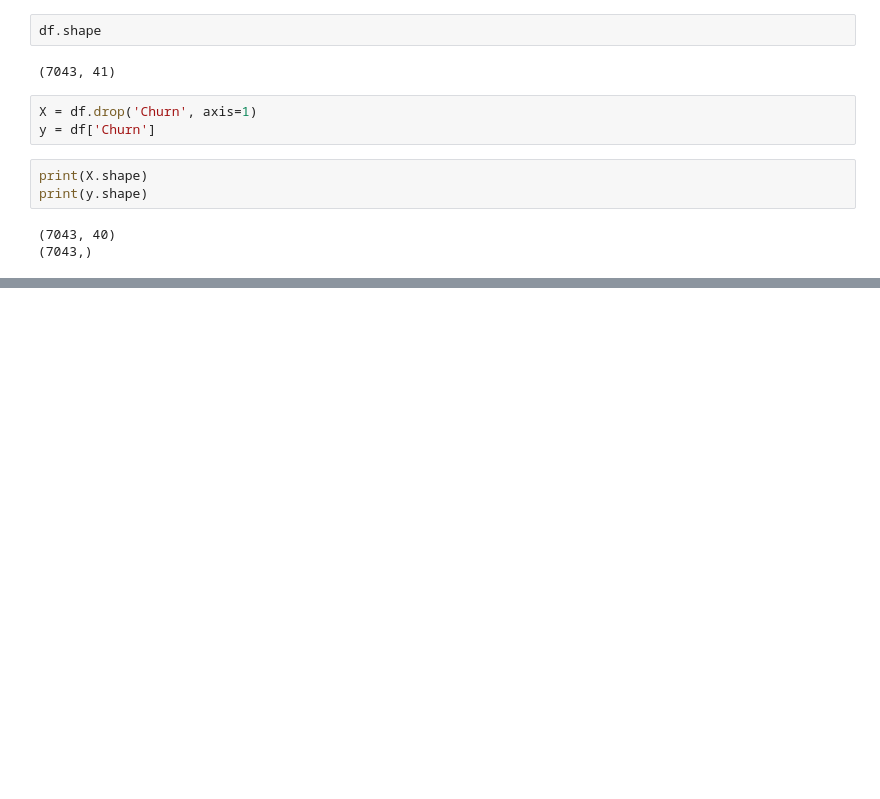
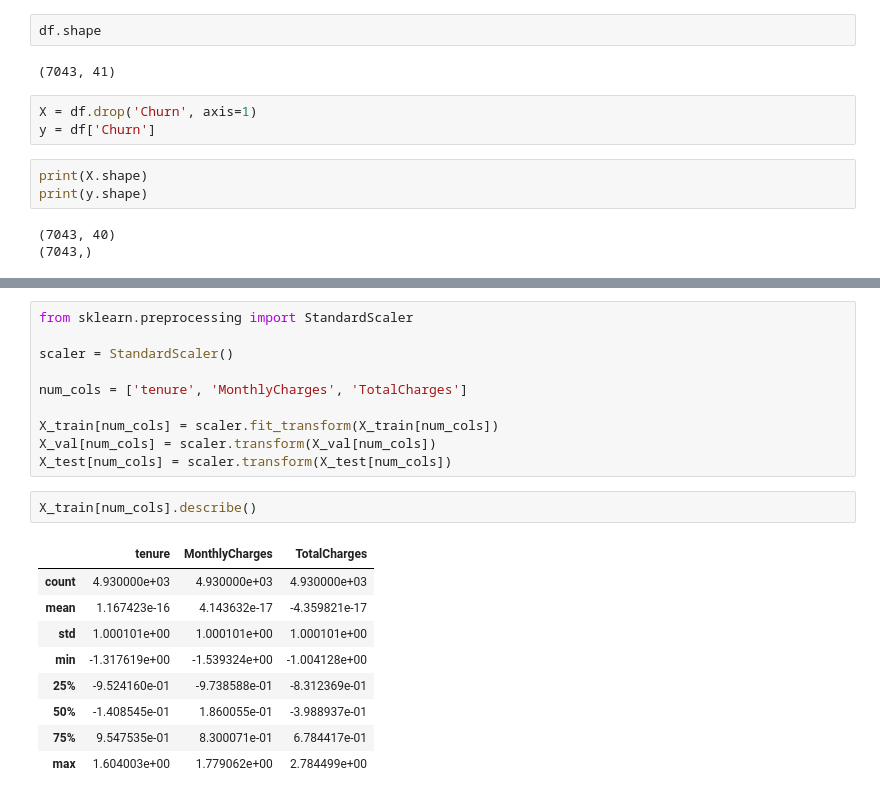
Before and after one commit to BkNaila/telco-churn-prediction, a Jupyter notebook: notebook/Untitled.ipynb, the cells around one changed output, grey strips where cells are left out. Drawn from its saved outputs; the diff is of its cells as text; blank space fills up the shorter version.

```diff
--- a/notebook/Untitled.ipynb
+++ b/notebook/Untitled.ipynb
@@ -189,0 +204,22 @@ print(y.shape)
+# %%
+from sklearn.preprocessing import StandardScaler
+
+scaler = StandardScaler()
+
+num_cols = ['tenure', 'MonthlyCharges', 'TotalCharges']
+
+X_train[num_cols] = scaler.fit_transform(X_train[num_cols])
+X_val[num_cols] = scaler.transform(X_val[num_cols])
+X_test[num_cols] = scaler.transform(X_test[num_cols])
+# %%
+X_train[num_cols].describe()
+# %% [output]
+|  | tenure | MonthlyCharges | TotalCharges |
+| count | 4.930000e+03 | 4.930000e+03 | 4.930000e+03 |
+| mean | 1.167423e-16 | 4.143632e-17 | -4.359821e-17 |
+| std | 1.000101e+00 | 1.000101e+00 | 1.000101e+00 |
+| min | -1.317619e+00 | -1.539324e+00 | -1.004128e+00 |
+| 25% | -9.524160e-01 | -9.738588e-01 | -8.312369e-01 |
+| 50% | -1.408545e-01 | 1.860055e-01 | -3.988937e-01 |
+| 75% | 9.547535e-01 | 8.300071e-01 | 6.784417e-01 |
+| max | 1.604003e+00 | 1.779062e+00 | 2.784499e+00 |
```
Also changed, not shown: parts of 17 cells of this notebook.
